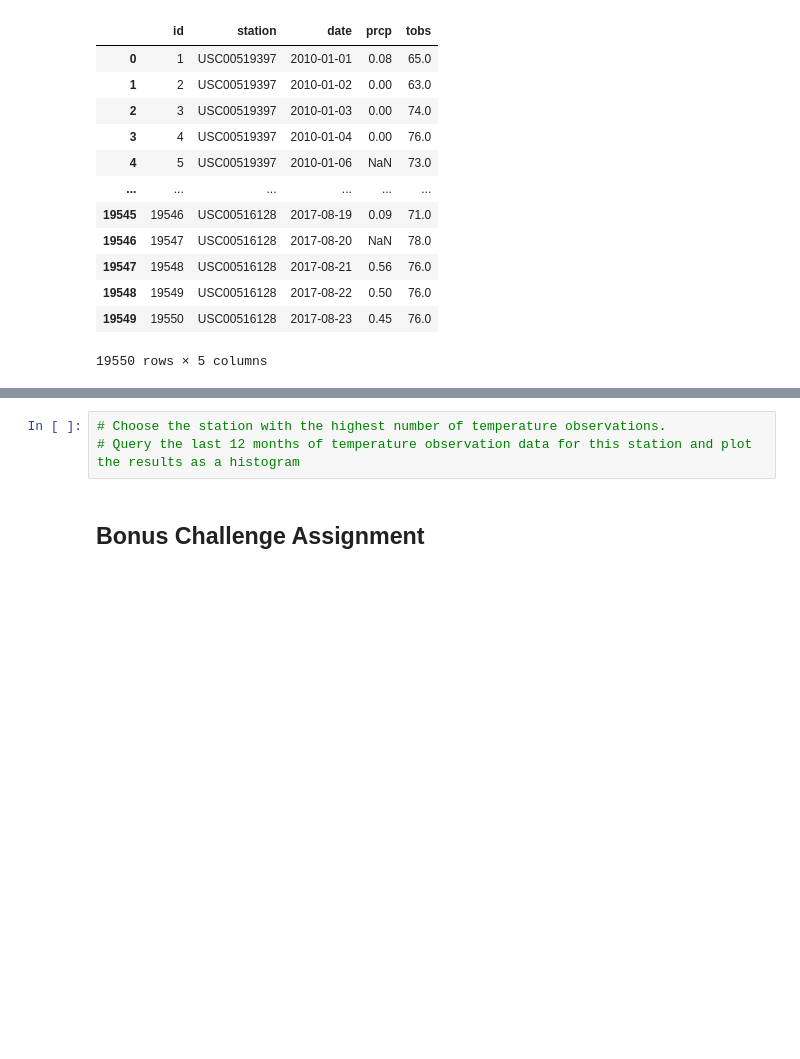
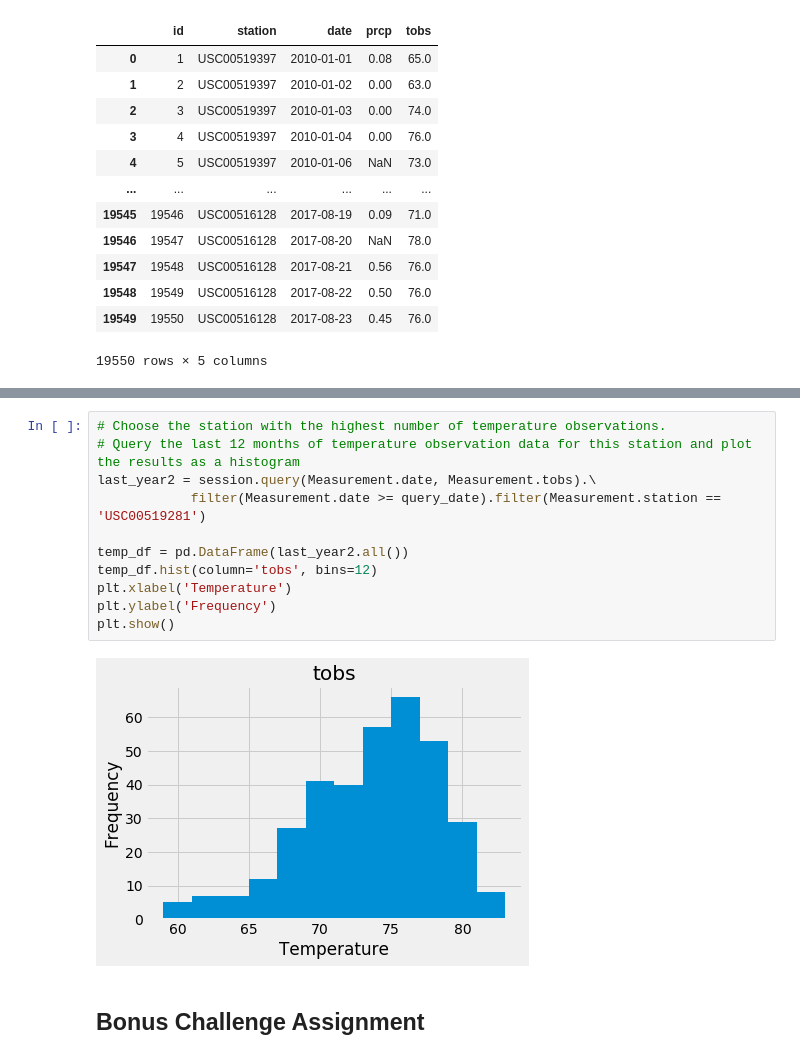
Before and after one commit to jnugent13/sqlalchemy-challenge, a Jupyter notebook: climate_starter.ipynb, the cells around one changed output, grey strips where cells are left out. Saved outputs shown, nothing was run; the diff lists cells and outputs as text; blank space fills up the shorter version.

```diff
--- a/climate_starter.ipynb
+++ b/climate_starter.ipynb
@@ -95,6 +133,16 @@ measurement_df
 # %%
 # Choose the station with the highest number of temperature observations.
 # Query the last 12 months of temperature observation data for this station and plot the results as a histogram
+last_year2 = session.query(Measurement.date, Measurement.tobs).\
+            filter(Measurement.date >= query_date).filter(Measurement.station == 'USC00519281')
+
+temp_df = pd.DataFrame(last_year2.all())
+temp_df.hist(column='tobs', bins=12)
+plt.xlabel('Temperature')
+plt.ylabel('Frequency')
+plt.show()
+# %% [output]
+[figure, added]
 # %% [markdown]
 ## Bonus Challenge Assignment
 # %%
```
Also changed, not shown: parts of 5 cells of this notebook.
